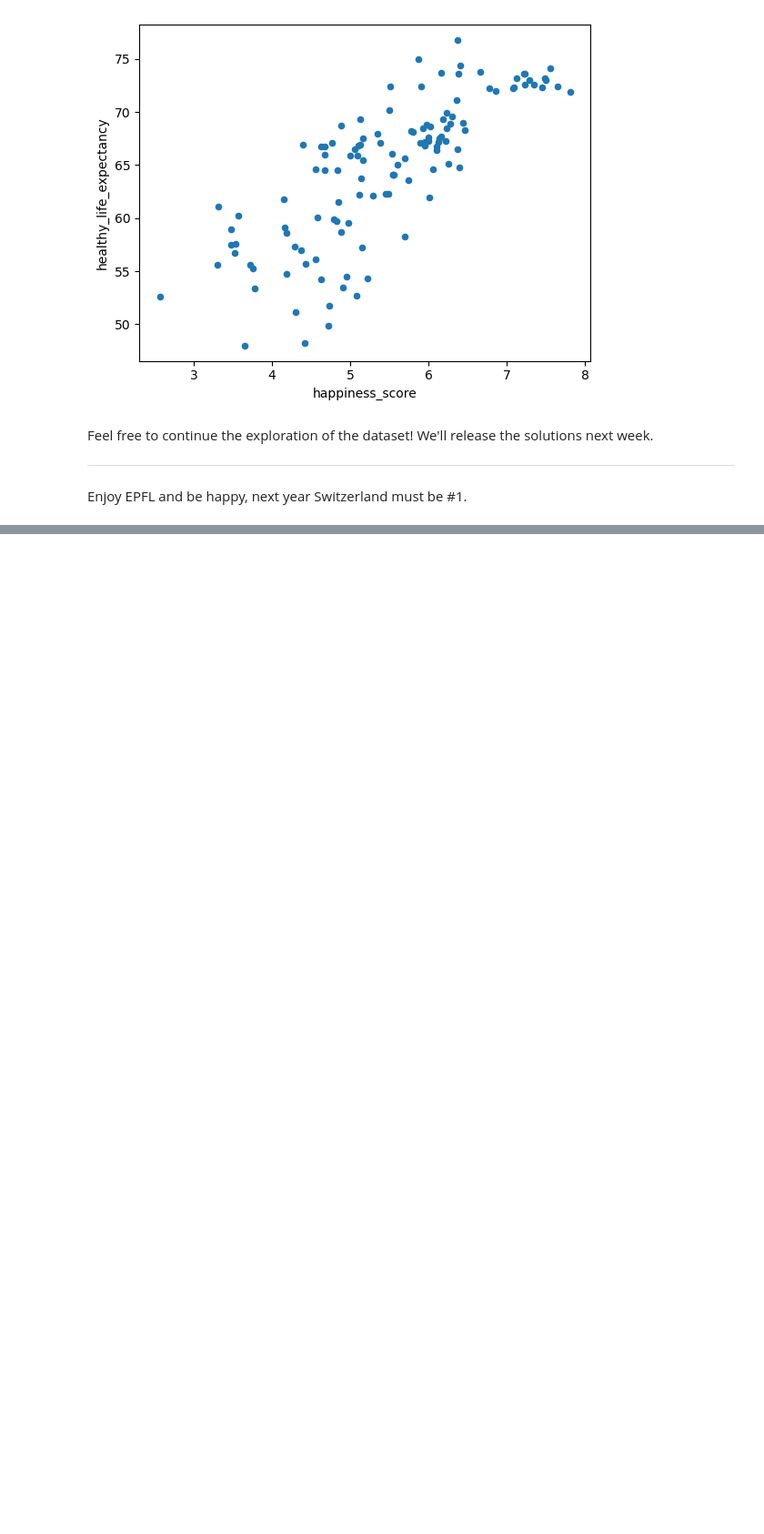
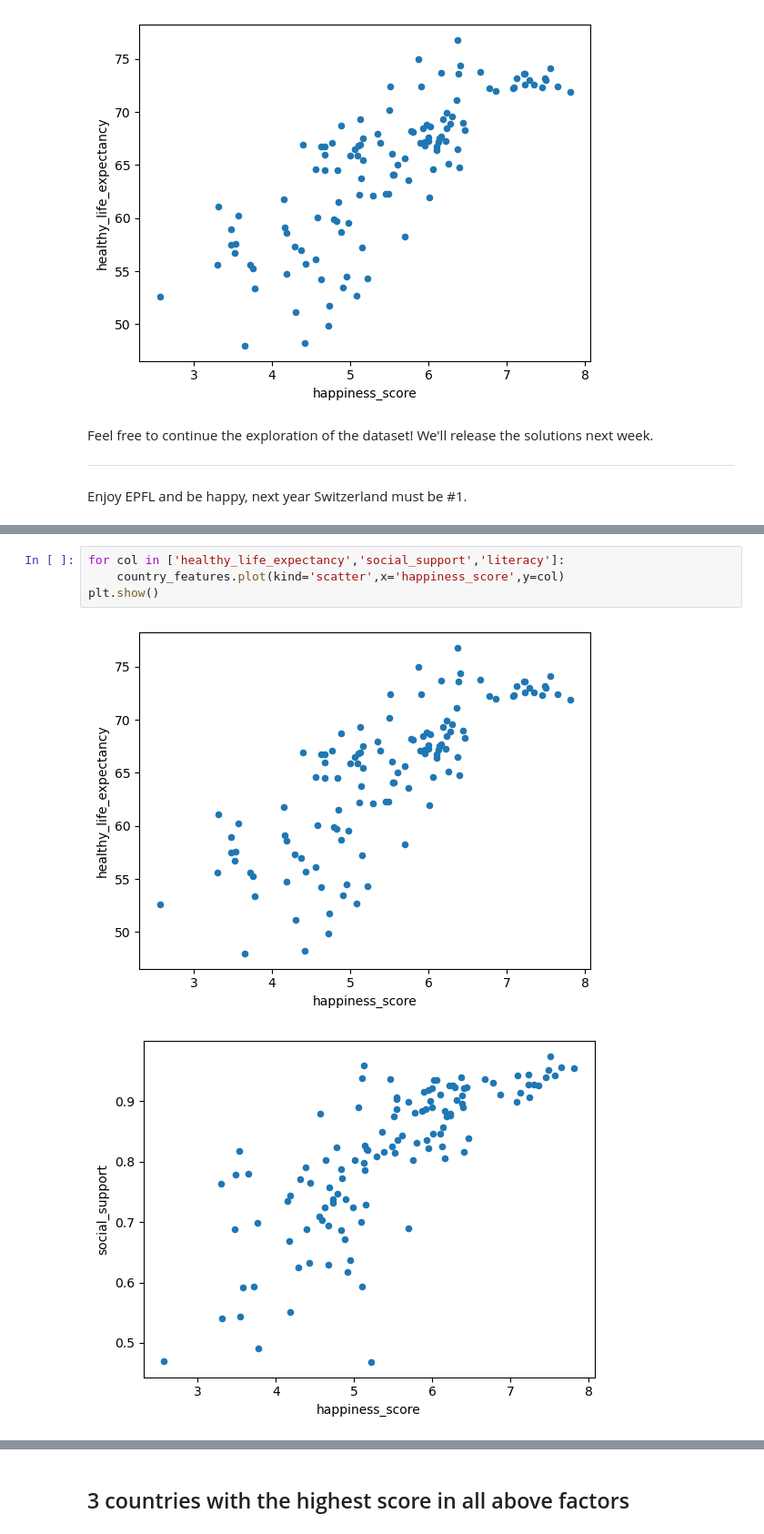
Before and after one commit to Jakhongir0103/epfl-ada, a Jupyter notebook: Exercises/01 - Handling data/Happiness.ipynb, the cells around one changed output, grey strips where cells are left out. Shown at 91% size. Drawn from its saved outputs; the diff is of its cells as text; blank space fills up the shorter version.

```diff
--- a/Exercises/01 - Handling data/Happiness.ipynb
+++ b/Exercises/01 - Handling data/Happiness.ipynb
@@ -249,0 +265,7 @@ Enjoy EPFL and be happy, next year Switzerland must be #1.
+# %%
+for col in ['healthy_life_expectancy','social_support','literacy']:
+    country_features.plot(kind='scatter',x='happiness_score',y=col)
+plt.show()
+# %% [output]
+[figure, added]
+[figure, added]
@@ -249,0 +273,2 @@ Enjoy EPFL and be happy, next year Switzerland must be #1.
+# %% [markdown]
+## 3 countries with the highest score in all above factors
```
Also changed, not shown: parts of 8 cells of this notebook.
